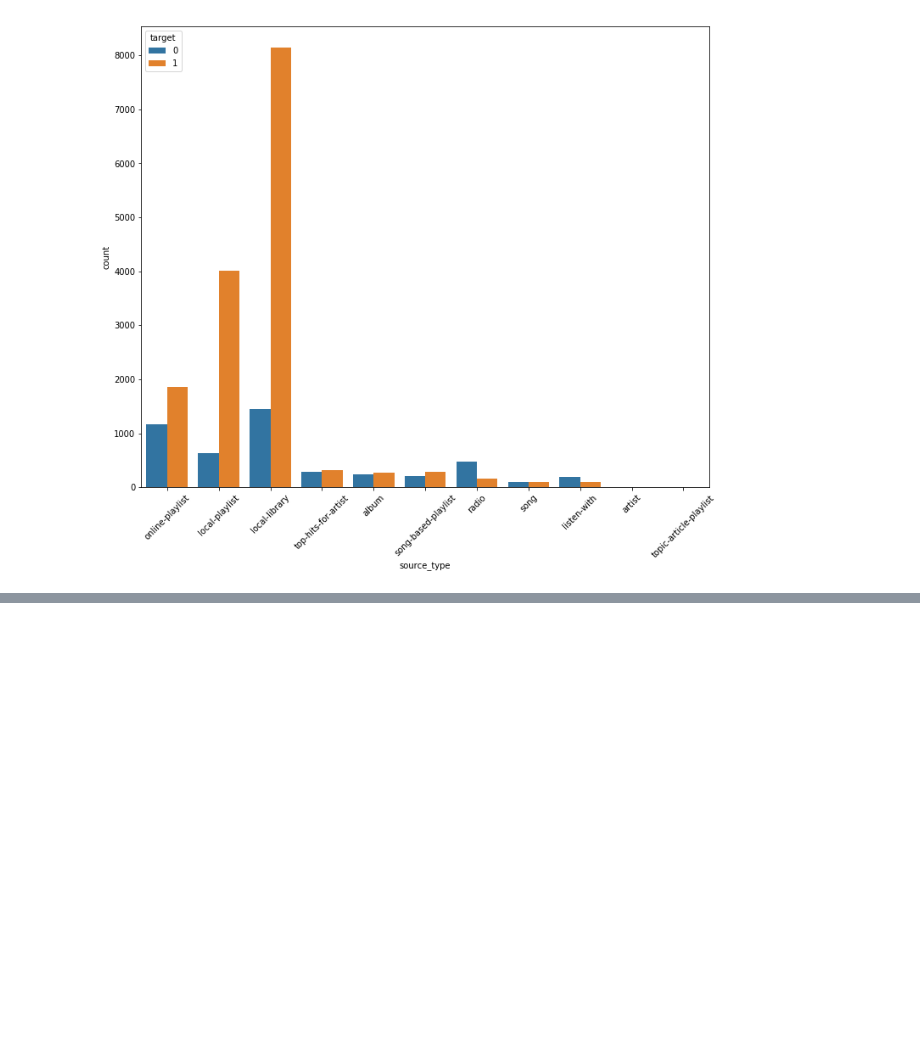
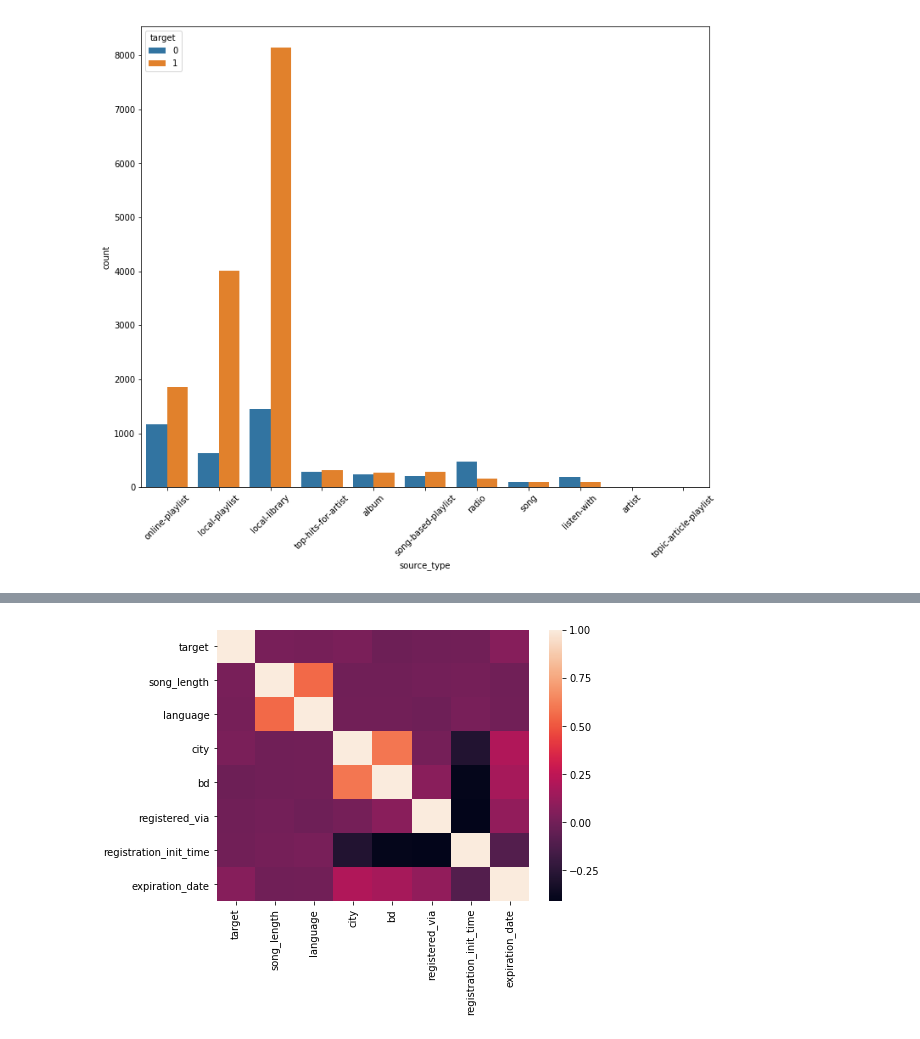
Before and after one commit to pramabhi/music_recommendation, a Jupyter notebook: music_reco.ipynb, the cells around one changed output, grey strips where cells are left out. Saved outputs shown, nothing was run; the diff lists cells and outputs as text; code cells hidden in the pictures; blank space fills up the shorter version.

```diff
--- a/music_reco.ipynb
+++ b/music_reco.ipynb
@@ -108,0 +207,7 @@ g.set_xticklabels(labels,rotation=45)
+# %%
+# Сorrelation matrix
+plt.figure(figsize=[7,5])
+sns.heatmap(df_merged.corr())
+plt.show()
+# %% [output]
+[figure, added]
```
Also changed, not shown: parts of 18 cells of this notebook.
